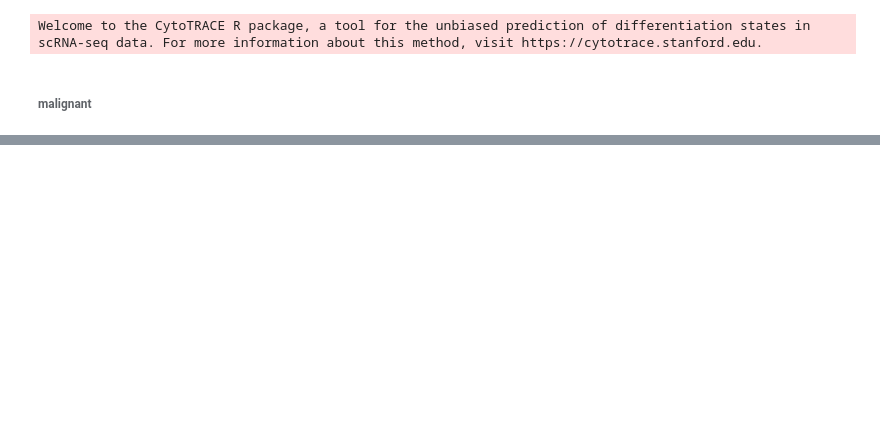
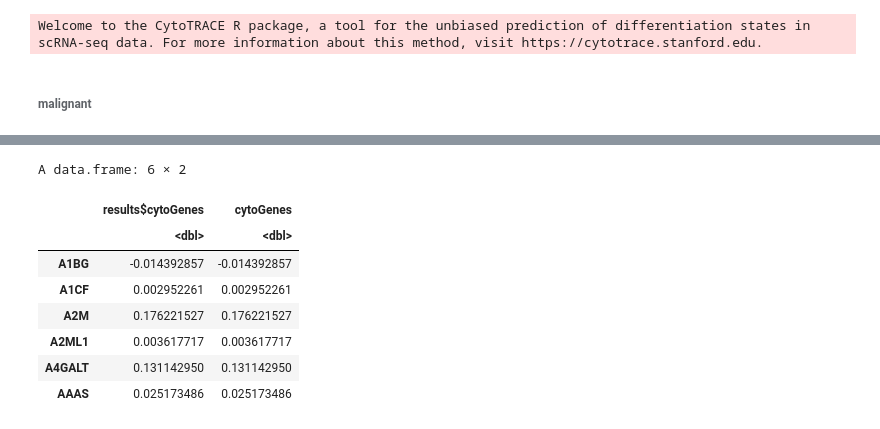
Before and after one commit to estorrs/single-cell-pdac, a Jupyter notebook: notebooks/cytotrace.ipynb, the cells around one changed output, grey strips where cells are left out. Drawn from its saved outputs; the diff is of its cells as text; code cells hidden in the pictures; blank space fills up the shorter version.

```diff
--- a/notebooks/cytotrace.ipynb
+++ b/notebooks/cytotrace.ipynb
@@ -16,0 +110,14 @@ results <- iCytoTRACE(datasets)
+# %%
+df = as.data.frame(results$cytoGenes)
+df$cytoGenes = results$cytoGenes
+head(df)
+# %% [output]
+A data.frame: 6 × 2
+|  | results$cytoGenes | cytoGenes |
+|  | <dbl> | <dbl> |
+| A1BG | -0.014392857 | -0.014392857 |
+| A1CF | 0.002952261 | 0.002952261 |
+| A2M | 0.176221527 | 0.176221527 |
+| A2ML1 | 0.003617717 | 0.003617717 |
+| A4GALT | 0.131142950 | 0.131142950 |
+| AAAS | 0.025173486 | 0.025173486 |
```
Also changed, not shown: parts of 15 cells of this notebook, 9 other files.
